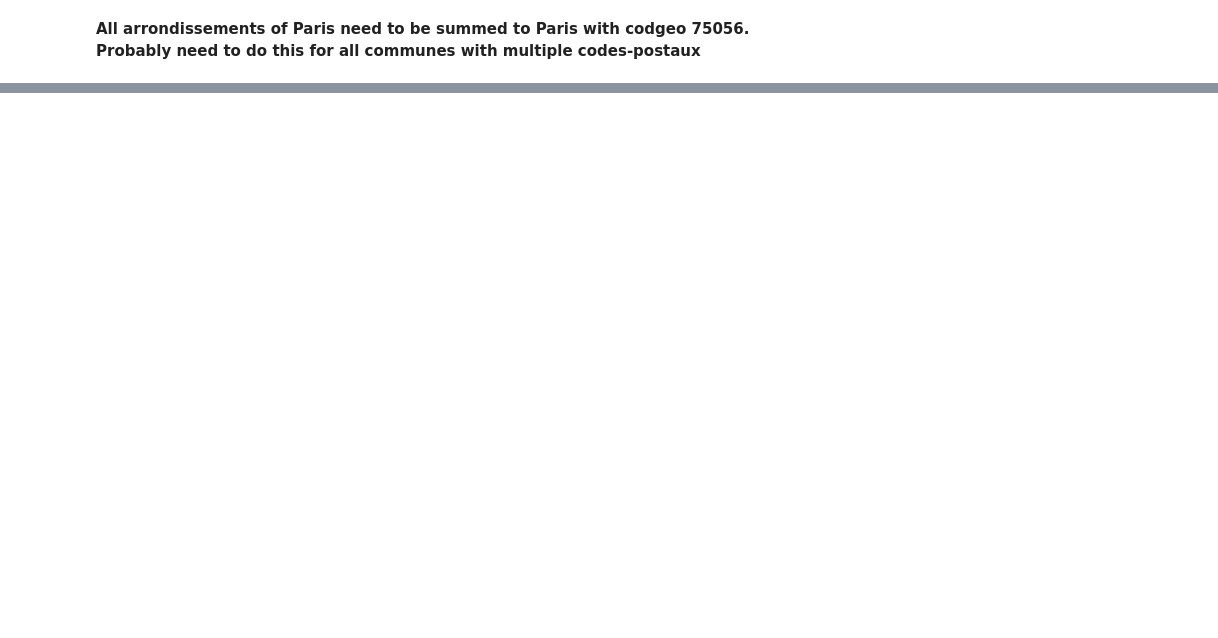
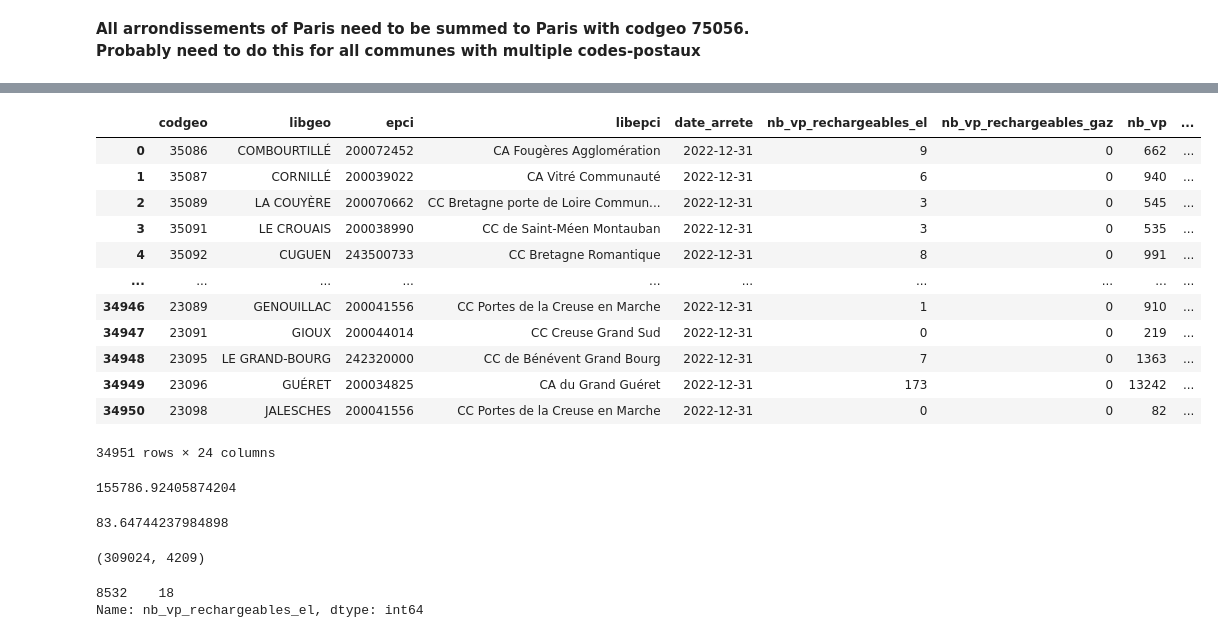
Before and after one commit to dataforgoodfr/batch11_e_cartomobile, a Jupyter notebook: notebooks/score_4_electric_car_per_commune.ipynb, the cells around one changed output, grey strips where cells are left out. Cells and saved outputs as stored; diff of their text form; code cells hidden in the pictures; blank space fills up the shorter version.

```diff
--- a/notebooks/score_4_electric_car_per_commune.ipynb
+++ b/notebooks/score_4_electric_car_per_commune.ipynb
@@ -334,0 +488,4 @@ immatriculations_with_communes
+# %%
+immatriculations_with_communes.drop(immatriculations_with_communes[
+        immatriculations_with_communes['nom'].isna()
+].index,inplace=True)
@@ -334,0 +509,3 @@ immatriculations_with_communes
+# %%
+communes_xy = communes.to_crs(2154).drop(['nom','wikipedia','surf_ha','nom_upper'], axis=1).rename(columns={'geometry':'geometry_xy'})
+communes_xy
@@ -334,0 +526,20 @@ immatriculations_with_communes
+# %%
+# immatriculations : codgeo = code INSEE commune ; communes : insee
+immatriculations_with_communes_xy = immatriculations_with_communes.merge(communes_xy, on='insee', how='left')
+immatriculations_with_communes_xy['x']=immatriculations_with_communes_xy['geometry_xy'].apply(lambda x: x.centroid.x)
+immatriculations_with_communes_xy['y']=immatriculations_with_communes_xy['geometry_xy'].apply(lambda x: x.centroid.y)
+immatriculations_with_communes_xy
+# %% [output]
+|  | codgeo | libgeo | epci | libepci | date_arrete | nb_vp_rechargeables_el | nb_vp_rechargeables_gaz | nb_vp | ... |
+| 0 | 35086 | COMBOURTILLÉ | 200072452 | CA Fougères Agglomération | 2022-12-31 | 9 | 0 | 662 | ... |
+| 1 | 35087 | CORNILLÉ | 200039022 | CA Vitré Communauté | 2022-12-31 | 6 | 0 | 940 | ... |
+| 2 | 35089 | LA COUYÈRE | 200070662 | CC Bretagne porte de Loire Commun... | 2022-12-31 | 3 | 0 | 545 | ... |
+| 3 | 35091 | LE CROUAIS | 200038990 | CC de Saint-Méen Montauban | 2022-12-31 | 3 | 0 | 535 | ... |
+| 4 | 35092 | CUGUEN | 243500733 | CC Bretagne Romantique | 2022-12-31 | 8 | 0 | 991 | ... |
+| ... | ... | ... | ... | ... | ... | ... | ... | ... | ... |
+| 34946 | 23089 | GENOUILLAC | 200041556 | CC Portes de la Creuse en Marche | 2022-12-31 | 1 | 0 | 910 | ... |
+| 34947 | 23091 | GIOUX | 200044014 | CC Creuse Grand Sud | 2022-12-31 | 0 | 0 | 219 | ... |
+| 34948 | 23095 | LE GRAND-BOURG | 242320000 | CC de Bénévent Grand Bourg | 2022-12-31 | 7 | 0 | 1363 | ... |
+| 34949 | 23096 | GUÉRET | 200034825 | CA du Grand Guéret | 2022-12-31 | 173 | 0 | 13242 | ... |
+| 34950 | 23098 | JALESCHES | 200041556 | CC Portes de la Creuse en Marche | 2022-12-31 | 0 | 0 | 82 | ... |
+34951 rows × 24 columns
@@ -349 +566,20 @@ def score_4_commune(
     return score
+# %%
+pos_le_drennec.x
+# %% [output]
+155786.92405874204
+# %%
+score_4_commune(communes_cars_nb_and_xy_array[:,0],communes_cars_nb_and_xy_array[:,1],communes_cars_nb_and_xy_array[:,2], pos_le_drennec.x, pos_le_drennec.y)
+# %% [output]
+83.64744237984898
+# %%
+# Total cars 20km around Le Drennec
+immatriculations_with_communes_xy[close_communes_le_drennec]['nb_vp'].sum(), immatriculations_with_communes_xy[close_communes_le_drennec]['nb_vp_rechargeables_el'].sum()
+# %% [output]
+(309024, 4209)
+# %%
+# Electric cars in Le Drennec
+immatriculations_with_communes_xy[immatriculations_with_communes_xy['nom']=='Le Drennec']['nb_vp_rechargeables_el']
+# %% [output]
+8532    18
+Name: nb_vp_rechargeables_el, dtype: int64
```
Also changed, not shown: parts of 27 cells of this notebook.
